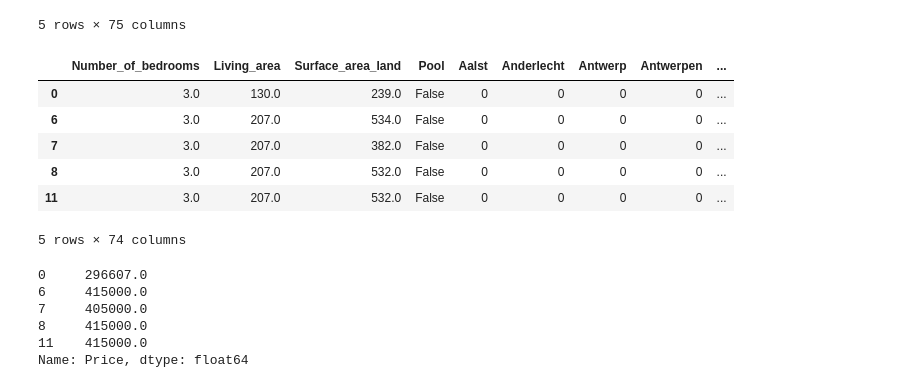
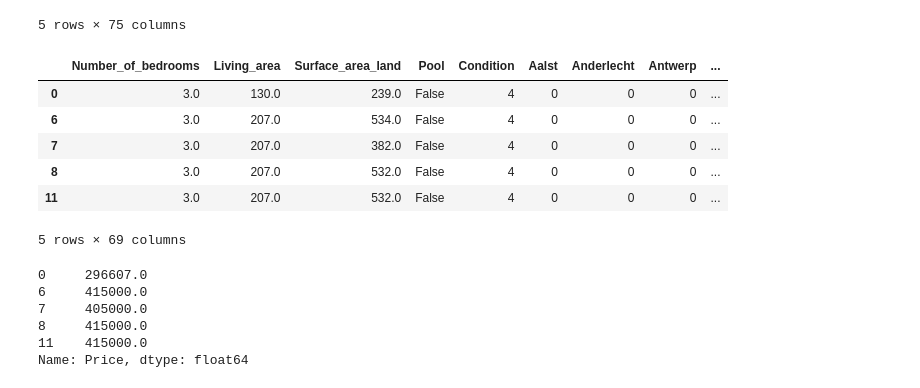
Before and after one commit to IrinaSing/challenge-machine-learning-api-deployment, a Jupyter notebook: model/modeling.ipynb, the cells around one changed output. Saved outputs shown, nothing was run; the diff lists cells and outputs as text; code cells hidden in the pictures.

```diff
--- a/model/modeling.ipynb
+++ b/model/modeling.ipynb
@@ -12,3 +16,16 @@ df.head()
+# %%
+df.Condition = df['Condition'].astype(str)
+df['Condition'] = df['Condition'].replace(['TO_RESTORE'], 0)
+df['Condition'] = df['Condition'].replace(['TO_RENOVATE'], 1)
+df['Condition'] = df['Condition'].replace(['TO_BE_DONE_UP'], 2)
+df['Condition'] = df['Condition'].replace(['GOOD'], 3)
+df['Condition'] = df['Condition'].replace(['JUST_RENOVATED'], 4)
+df['Condition'] = df['Condition'].replace(['AS_NEW'], 4)
+
+df['Condition'] = df['Condition'].replace(['Unknown'], 3)
+df['Condition'] = df['Condition'].replace(['nan'], 3)
+
+df['Condition'] = df['Condition'].astype('int64')
 # %%
 df.shape
 # %% [output]
@@ -64,14 +84,14 @@ df4.head()
 | 11 | 415000.0 | 3.0 | 207.0 | 532.0 | False | 0 | 0 | 0 | ... |
 5 rows × 75 columns
 # %%
-X = df4.drop('Price', axis='columns')
+X = df2.drop('Price', axis='columns')
 X.head()
 # %% [output]
-|  | Number_of_bedrooms | Living_area | Surface_area_land | Pool | Aalst | Anderlecht | Antwerp | Antwerpen | ... |
-| 0 | 3.0 | 130.0 | 239.0 | False | 0 | 0 | 0 | 0 | ... |
-| 6 | 3.0 | 207.0 | 534.0 | False | 0 | 0 | 0 | 0 | ... |
-| 7 | 3.0 | 207.0 | 382.0 | False | 0 | 0 | 0 | 0 | ... |
-| 8 | 3.0 | 207.0 | 532.0 | False | 0 | 0 | 0 | 0 | ... |
-| 11 | 3.0 | 207.0 | 532.0 | False | 0 | 0 | 0 | 0 | ... |
+|  | Number_of_bedrooms | Living_area | Surface_area_land | Pool | Condition | Aalst | Anderlecht | Antwerp | ... |
+| 0 | 3.0 | 130.0 | 239.0 | False | 4 | 0 | 0 | 0 | ... |
+| 6 | 3.0 | 207.0 | 534.0 | False | 4 | 0 | 0 | 0 | ... |
+| 7 | 3.0 | 207.0 | 382.0 | False | 4 | 0 | 0 | 0 | ... |
+| 8 | 3.0 | 207.0 | 532.0 | False | 4 | 0 | 0 | 0 | ... |
+| 11 | 3.0 | 207.0 | 532.0 | False | 4 | 0 | 0 | 0 | ... |
-5 rows × 74 columns
+5 rows × 69 columns
 # %%
```
Also changed, not shown: parts of 16 cells of this notebook, 1 other file.
